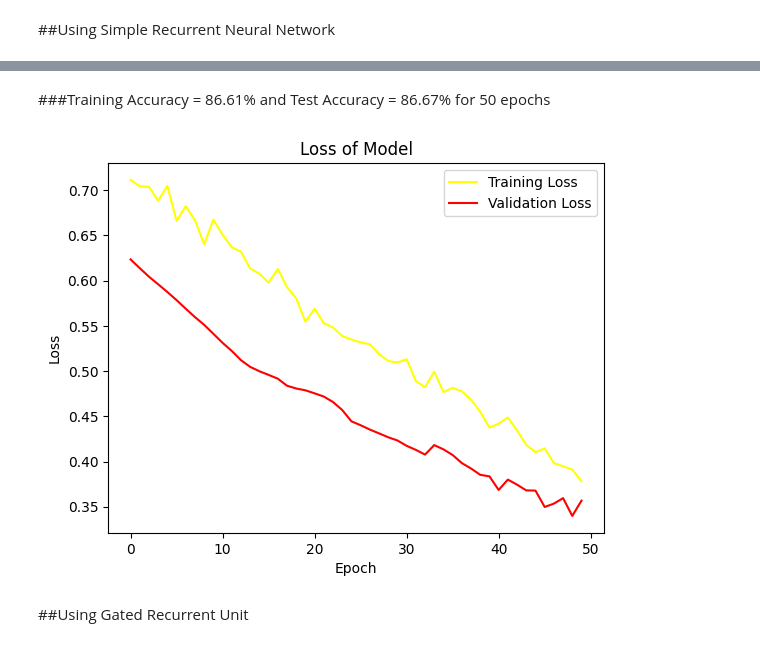
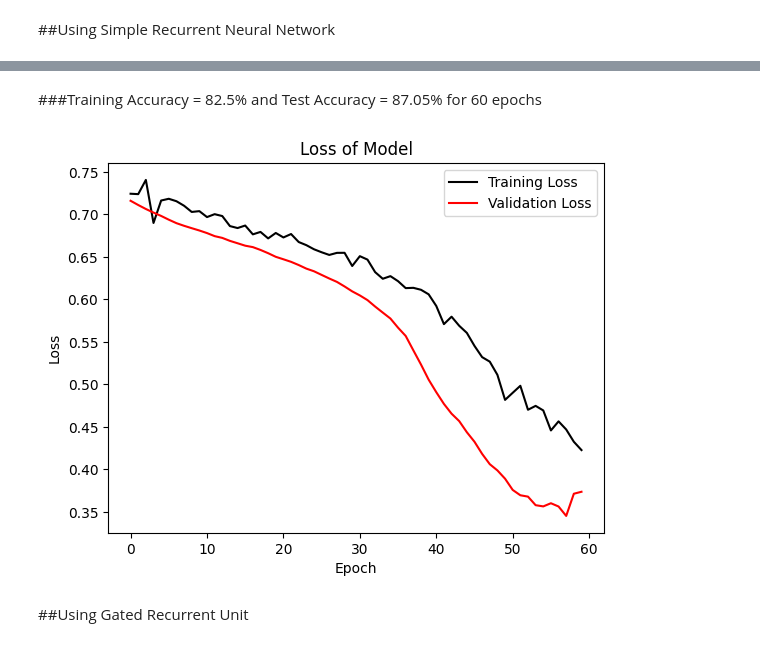
Before and after one commit to Iman-Kalyan-Majumder/FYP, a Jupyter notebook: HealthMonitoring.ipynb, the cells around one changed output, grey strips where cells are left out. Saved outputs shown, nothing was run; the diff lists cells and outputs as text; code cells hidden in the pictures.

```diff
--- a/HealthMonitoring.ipynb
+++ b/HealthMonitoring.ipynb
@@ -14,7 +14,7 @@ from sklearn.preprocessing import StandardScaler
 
 data = pd.read_csv('BridgeData.csv')
 
-data['Sequence'] = data['Sequence'].apply(lambda x: [float(val) for val in x.strip('[]').split()])
+data['Sequence'] = data['Sequence'].apply(lambda x: [float(val.strip(',')) for val in x.strip('[]').split()])
 sequences = np.array(data['Sequence'].tolist())
 data['Healthy'] = data['Healthy'].astype(int)
 
@@ -99,8 +99,7 @@ from sklearn.model_selection import train_test_split
 from sklearn.preprocessing import StandardScaler
 
 data = pd.read_csv('BridgeData.csv')
-
-data['Sequence'] = data['Sequence'].apply(lambda x: [float(val) for val in x.strip('[]').split()])
+data['Sequence'] = data['Sequence'].apply(lambda x: [float(val.strip(',')) for val in x.strip('[]').split()])
 sequences = np.array(data['Sequence'].tolist())
 data['Healthy'] = data['Healthy'].astype(int)
 
@@ -130,13 +129,20 @@ model.compile(
     metrics=['accuracy']
 )
 
+early_stopping =tf.keras.callbacks.EarlyStopping(
+    patience=10,
+    min_delta=0.01,
+    restore_best_weights=True
+)
+
 history = model.fit(
     X_train_scaled,
     y_train,
     batch_size=32,
-    epochs=50,
+    epochs=60,
     validation_split=0.1,
-    verbose=1
+    verbose=1,
+    callbacks=[early_stopping]
 )
 
 test_loss, test_accuracy = model.evaluate(X_test_scaled, y_test)
@@ -163,15 +169,15 @@ Test Accuracy: 0.8666666746139526
 # %% [markdown]
-###Training Accuracy = 86.61% and Test Accuracy = 86.67% for 50 epochs
+###Training Accuracy = 82.5% and Test Accuracy = 87.05% for 60 epochs
 # %%
-plt.plot(history.history['loss'], label='Training Loss', color='yellow')
+plt.plot(history.history['loss'], label='Training Loss', color='black')
 plt.plot(history.history['val_loss'], label='Validation Loss', color='red')
 plt.title("Loss of Model")
 plt.ylabel("Loss")
 plt.xlabel("Epoch")
 plt.legend()
 plt.show()
 # %% [output]
-[figure, old version]
+[figure, new version]
 # %% [markdown]
 ##Using Gated Recurrent Unit
 # %%
```
Also changed, not shown: parts of 9 cells of this notebook.
